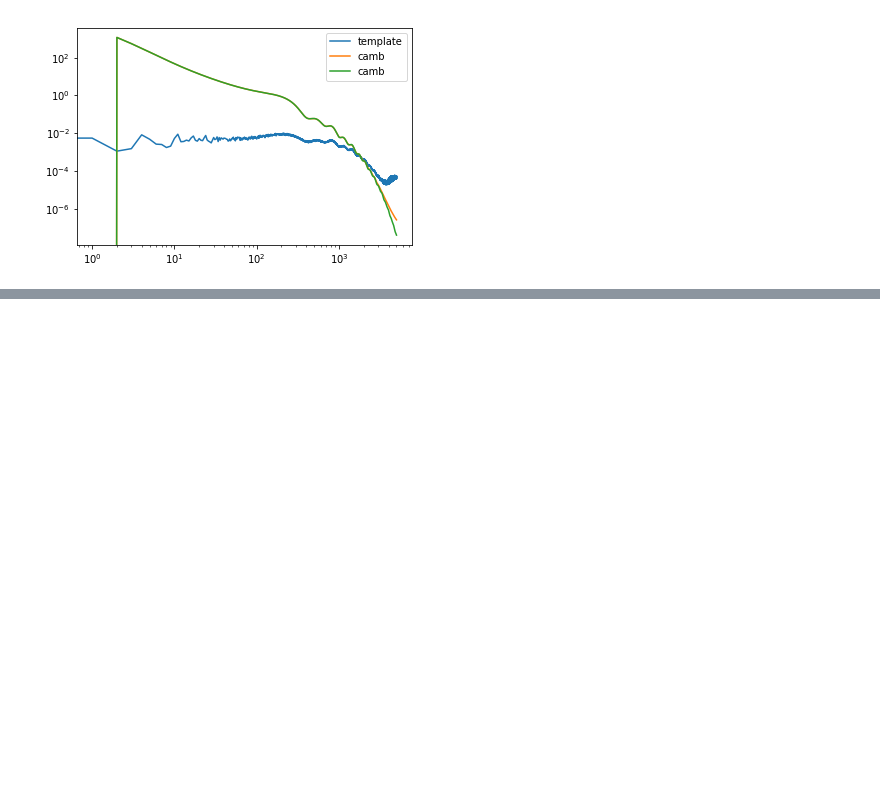
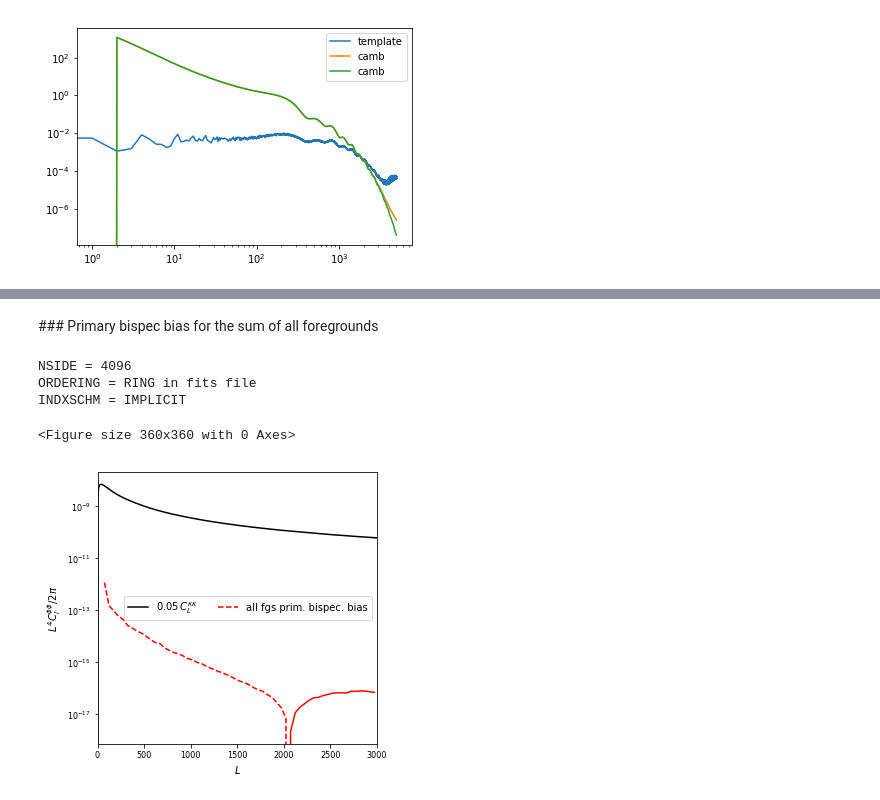
Before and after one commit to abaleato/CosmoBLENDER, a Jupyter notebook: Measurements_on_websky.ipynb, the cells around one changed output, grey strips where cells are left out. Saved outputs shown, nothing was run; the diff lists cells and outputs as text; code cells hidden in the pictures; blank space fills up the shorter version.

```diff
--- a/Measurements_on_websky.ipynb
+++ b/Measurements_on_websky.ipynb
@@ -610,0 +613,80 @@ plt.legend()
+# %%
+lmax = 3000
+nside = 1024
+
+freq_tsz = 143. # in GHz
+freq_CIB = 143. # in GHz
+# Masking threshold for CIB point sources
+masking_threshold_mJy = 5 # in mJy
+
+key = 'ptt'  # 'peb' # 'ptt'
+# Experiment setup
+nlev_t = 18.0  # 17.0 #temperature noise level, in uK.arcmin.
+nlev_p = np.sqrt(2) * nlev_t  # polarization noise level, in uK.arcmin.
+beam_size = 1.  # 1. #arcmin
+npad = 2
+# %% [markdown]
+### Primary bispec bias for the sum of all foregrounds
+# %%
+output_dir = '/Users/antonbaleatolizancos/Projects/lensing_rec_biases/scripts/biases_from_websky_lmax{}_nside{}_nlevt{}_beamarcmin{}/'.format(lmax, nside, nlev_t, beam_size)
+websky_dir = '/Volumes/TOSHIBA_EXT/data/sims/websky/'
+
+qe_on_all_fgs = np.load(output_dir+'allonly_rec_map.npy')
+true_kappa = hp.read_map(websky_dir + 'kap.fits')
+
+# CMB lensing reconstruction cross true kappa
+true_x_fgrec = hp.sphtfunc.anafast(true_kappa, qe_on_all_fgs, lmax=lmax, pol=False)
+# %% [output]
+NSIDE = 4096
+ORDERING = RING in fits file
+INDXSCHM = IMPLICIT
+# %%
+plt.figure(figsize=(5,5))
+
+run_dir = '/Users/antonbaleatolizancos/Projects/lensing_rec_biases/scripts/biases_from_websky_lmax{}_nside1024_nlevt18.0_beamarcmin1.0/'.format(lmax)
+
+which_bias = 'all' # 'tSZ' or 'CIB' or 'all'
+bin_width = 50
+
+ells = np.arange(3000 + 1)
+#Your theory spectra
+cl_unl     = ql.spec.get_camb_scalcl(lmax=3000)
+cl_len     = ql.spec.get_camb_lensedcl(lmax=3000)
+
+
+kappa_to_phi_conversion = np.nan_to_num(1 / (0.5 * ells * (ells + 1)))
+scaling = ells ** 4 / (2 * np.pi) * kappa_to_phi_conversion ** 2
+
+# Get the binned ells
+ells = uniformly_bin_spectrum(true_x_allfgsrec, bin_width, return_ells=True)[1]
+# PLOT
+plt.figure(figsize=(5, 5))
+
+plt.semilogy(cl_unl.ls, 0.05 * cl_unl.ls ** 4 * cl_unl.clpp / (2 * np.pi), 'k', label=r'$0.05\,C_L^{\kappa \kappa}$')
+#plt.semilogy(ells, uniformly_bin_spectrum(0.05 * scaling * cmbrec_x_cmbrec, bin_width), label='0.05*cmbrec_x_cmbrec', color='brown')
+#plt.semilogy(ells, uniformly_bin_spectrum(0.05 * scaling * true_x_cmbrec, bin_width), label=r'$0.05\, \kappa \times \hat{\kappa}$', color='gray')
+#plt.semilogy(ells, uniformly_bin_spectrum(0.05 * scaling * true_x_true, bin_width), label='0.05*true_x_true', color='green')
+
+#plt.semilogy(ells, ells, color='w', label=' ')
+#plt.semilogy(ells, uniformly_bin_spectrum(scaling * (fgonlyrec_x_fgonlyrec - nlpp_TT_fullsky), bin_width), label='{} trispec. bias'.format(which_bias), color='b')
+plt.semilogy(ells, uniformly_bin_spectrum(- 2 * scaling * true_x_allfgsrec, bin_width), label='{} prim. bispec. bias'.format('all fgs'), color='r', ls='--')
+plt.semilogy(ells, uniformly_bin_spectrum(2 * scaling * true_x_allfgsrec, bin_width), color='r')
+
+#plt.semilogy(ells, uniformly_bin_spectrum(-4 * scaling * mixedrec_x_mixedrec, bin_width), color='orange', ls='--')
+#plt.semilogy(ells, uniformly_bin_spectrum(4 * scaling * mixedrec_x_mixedrec, bin_width), label='{} second. bispec. bias'.format(which_bias), color='orange')
+
+plt.xlabel(r'$L$')
+plt.ylabel(r'$L^4 C_l^{\phi\phi}/ 2 \pi$')
+plt.xlim([2, 3000])
+#plt.ylim([1e-11, 1e-7])
+plt.legend(ncol=2, columnspacing=2)
+
+ax = plt.gca()
+ax.tick_params(axis='both', which='major', labelsize=8)
+ax.tick_params(axis='both', which='minor', labelsize=8)
+
+#thesis_dir = '/Users/antonbaleatolizancos/Desktop/THESIS/phd_thesis/Chapter4/plots_lensing_rec_biases/'
+#plt.savefig(thesis_dir+'{}_biases_on_websky_lmax{}.pdf'.format(which_bias, lmax), bbox_inches='tight')
+# %% [output]
+<Figure size 360x360 with 0 Axes>
+[figure, added]
```
Also changed, not shown: parts of 5 cells of this notebook, 1 other file.
